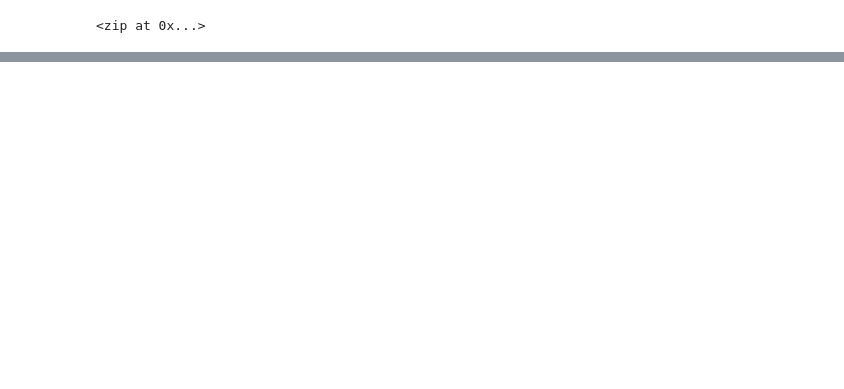
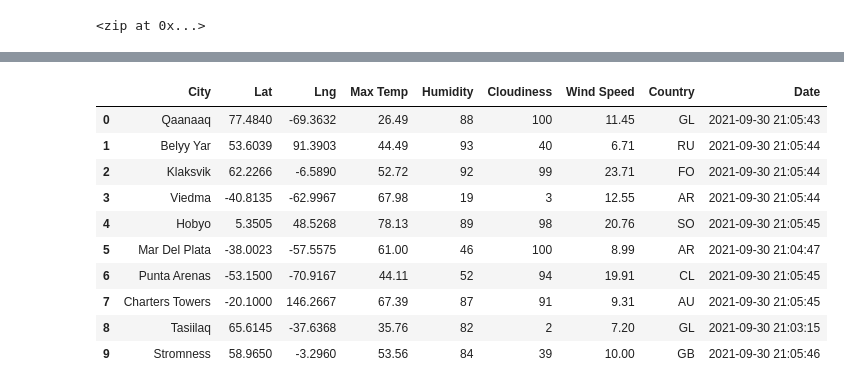
Before and after one commit to danjoyce6/World_Weather_Analysis, a Jupyter notebook: WeatherPy.ipynb, the cells around one changed output, grey strips where cells are left out. Drawn from its saved outputs; the diff is of its cells as text; code cells hidden in the pictures; blank space fills up the shorter version.

```diff
--- a/WeatherPy.ipynb
+++ b/WeatherPy.ipynb
@@ -33,0 +124,16 @@ len(cities)
+# %%
+# Convert the array of dictionaries to a Pandas DataFrame.
+city_data_df = pd.DataFrame(city_data)
+city_data_df.head(10)
+# %% [output]
+|  | City | Lat | Lng | Max Temp | Humidity | Cloudiness | Wind Speed | Country | Date |
+| 0 | Qaanaaq | 77.4840 | -69.3632 | 26.49 | 88 | 100 | 11.45 | GL | 2021-09-30 21:05:43 |
+| 1 | Belyy Yar | 53.6039 | 91.3903 | 44.49 | 93 | 40 | 6.71 | RU | 2021-09-30 21:05:44 |
+| 2 | Klaksvik | 62.2266 | -6.5890 | 52.72 | 92 | 99 | 23.71 | FO | 2021-09-30 21:05:44 |
+| 3 | Viedma | -40.8135 | -62.9967 | 67.98 | 19 | 3 | 12.55 | AR | 2021-09-30 21:05:44 |
+| 4 | Hobyo | 5.3505 | 48.5268 | 78.13 | 89 | 98 | 20.76 | SO | 2021-09-30 21:05:45 |
+| 5 | Mar Del Plata | -38.0023 | -57.5575 | 61.00 | 46 | 100 | 8.99 | AR | 2021-09-30 21:04:47 |
+| 6 | Punta Arenas | -53.1500 | -70.9167 | 44.11 | 52 | 94 | 19.91 | CL | 2021-09-30 21:05:45 |
+| 7 | Charters Towers | -20.1000 | 146.2667 | 67.39 | 87 | 91 | 9.31 | AU | 2021-09-30 21:05:45 |
+| 8 | Tasiilaq | 65.6145 | -37.6368 | 35.76 | 82 | 2 | 7.20 | GL | 2021-09-30 21:03:15 |
+| 9 | Stromness | 58.9650 | -3.2960 | 53.56 | 84 | 39 | 10.00 | GB | 2021-09-30 21:05:46 |
```
Also changed, not shown: parts of 8 cells of this notebook, 2 other files.
